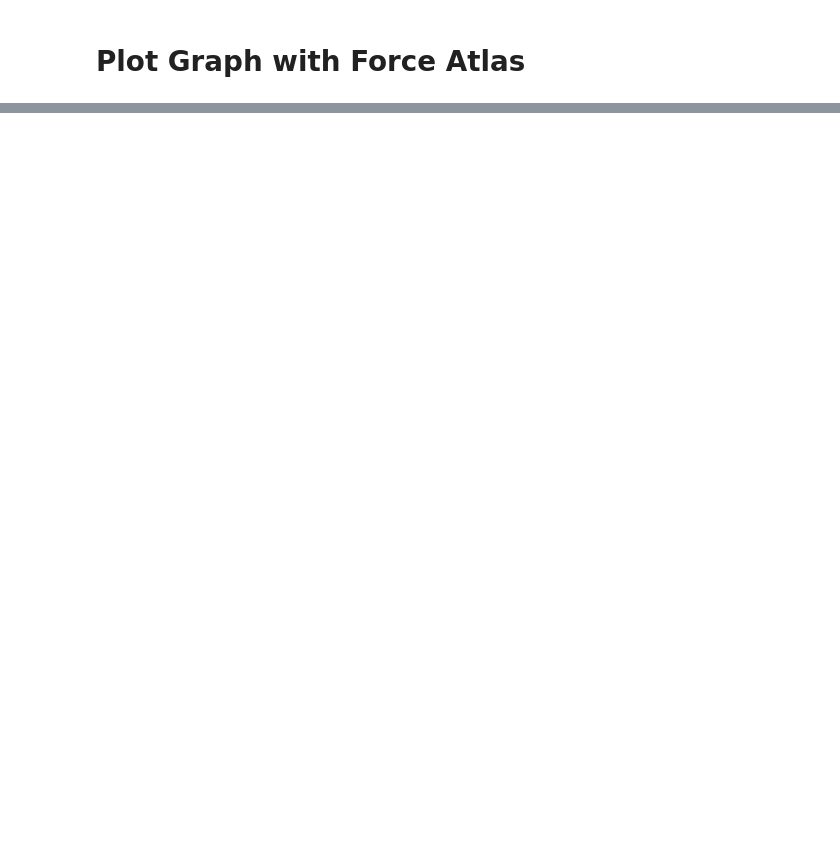
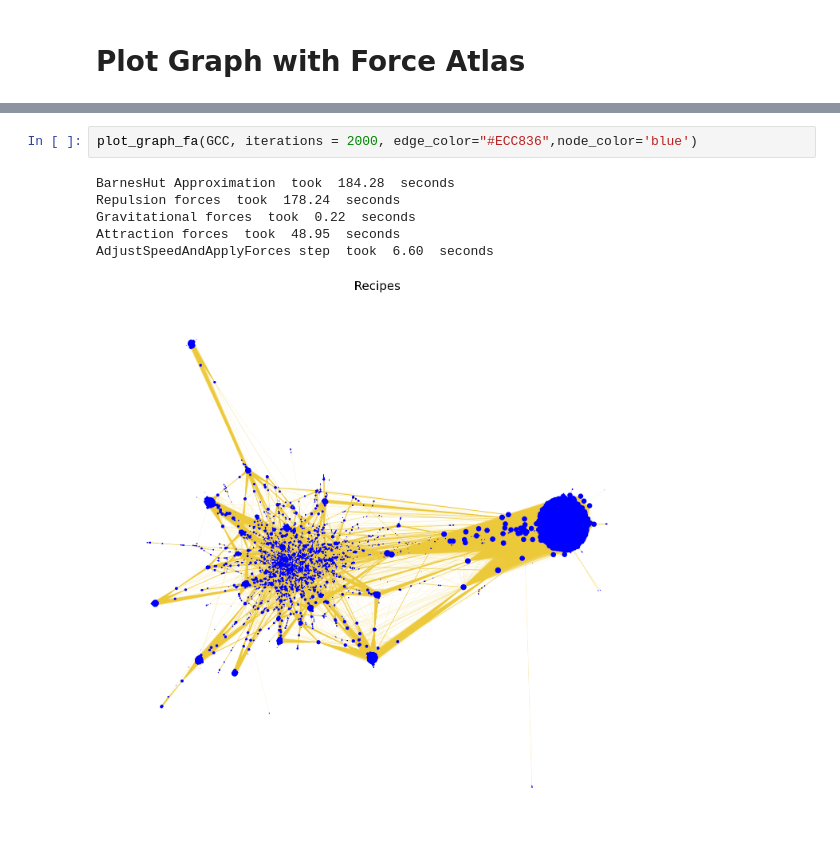
Before and after one commit to lucialarraona/finalproject_socialgraphs22, a Jupyter notebook: Notebooks/Recipes_graph.ipynb, the cells around one changed output, grey strips where cells are left out. Drawn from its saved outputs; the diff is of its cells as text; blank space fills up the shorter version.

```diff
--- a/Notebooks/Recipes_graph.ipynb
+++ b/Notebooks/Recipes_graph.ipynb
@@ -465,0 +244,9 @@ AdjustSpeedAndApplyForces step  took  1.78  seconds
+# %%
+plot_graph_fa(GCC, iterations = 2000, edge_color="#ECC836",node_color='blue')
+# %% [output]
+BarnesHut Approximation  took  184.28  seconds
+Repulsion forces  took  178.24  seconds
+Gravitational forces  took  0.22  seconds
+Attraction forces  took  48.95  seconds
+AdjustSpeedAndApplyForces step  took  6.60  seconds
+[figure, added]
```
Also changed, not shown: parts of 29 cells of this notebook, 2 other files.
